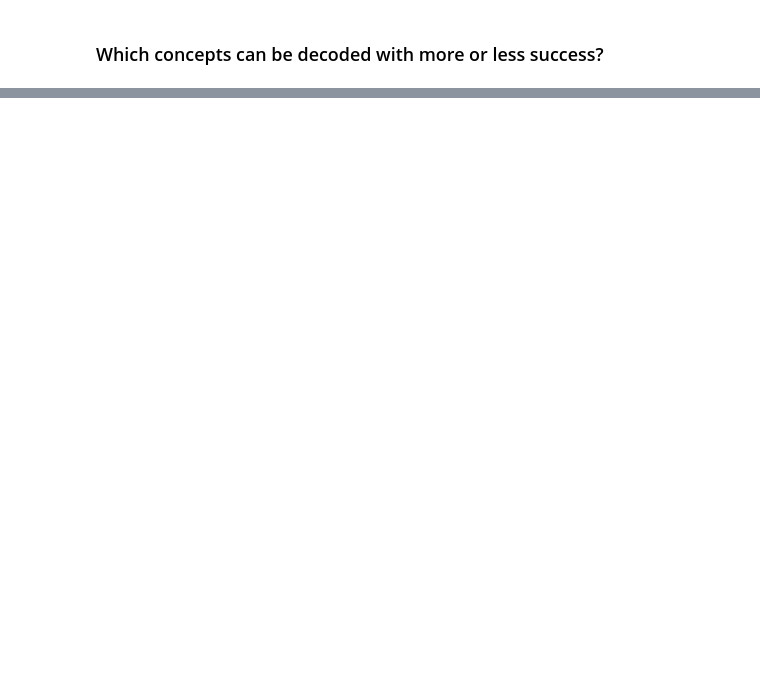
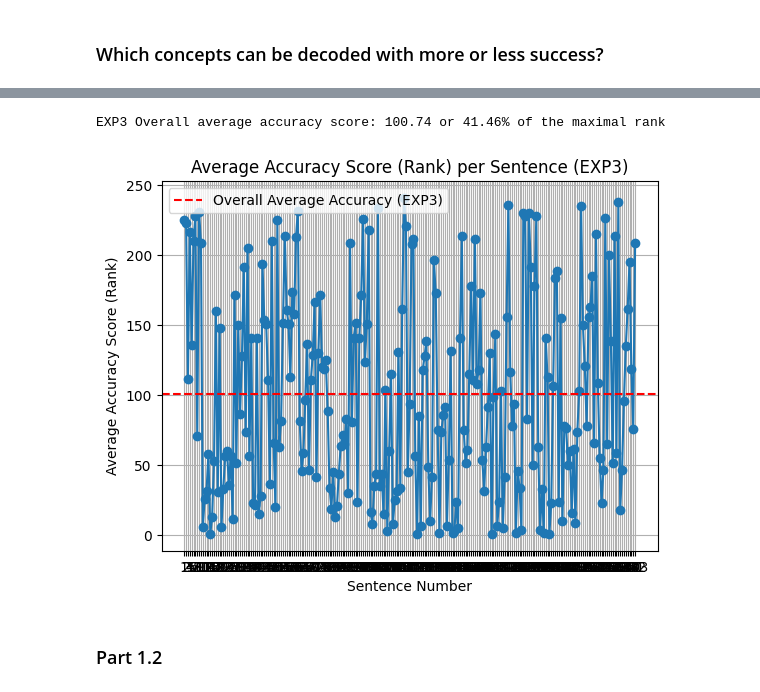
Before and after one commit to Horef/lcc_final, a Jupyter notebook: structured.ipynb, the cells around one changed output, grey strips where cells are left out. Drawn from its saved outputs; the diff is of its cells as text; code cells hidden in the pictures; blank space fills up the shorter version.

Commit message:
kinof finished structured part

```diff
--- a/structured.ipynb
+++ b/structured.ipynb
@@ -320,0 +534,29 @@ Concept: applause, Concept Rank: 174.00
+# %%
+def sentence_accuracy(train_data, train_vectors, sentence_data, sentence_vectors):
+    sentence_accuracies = {}
+
+    # Train the decoder
+    decoder = learn_decoder(train_data, train_vectors)
+
+    # Get predictions
+    predictions = sentence_data @ decoder
+
+    # Compute accuracy scores
+    accuracy_scores = []
+    # for each prediction, sorting all vectors by cosine similarity to the prediction
+    for i in range(predictions.shape[0]):
+        pred = predictions[i]
+        target = sentence_vectors[i]
+        # Compute cosine similarity with all vectors
+        similarities = np.dot(sentence_vectors, pred) / (np.linalg.norm(sentence_vectors, axis=1) * np.linalg.norm(pred))
+        # Sort by similarity
+        sorted_indices = np.argsort(similarities)[::-1]
+        # Get the index of the target vector
+        target_index = np.where(np.all(sentence_vectors[sorted_indices] == target, axis=1))[0][0] + 1
+        accuracy_scores.append(target_index)
+        # Store the accuracy score for the sentence
+        sentence_accuracies[i] = target_index
+    # Compute the average accuracy score
+    avg_accuracy = np.mean(accuracy_scores)
+
+    return sentence_accuracies, avg_accuracy
@@ -320,0 +580,19 @@ Concept: applause, Concept Rank: 174.00
+# %%
+exp3_sentence_accuracies, exp3_avg_accuracy = sentence_accuracy(
+    data_reduced, custom_glove_vectors, exp3_fmri_reduced, exp3_vecs)
+# %%
+print(f"EXP3 Overall average accuracy score: {exp3_avg_accuracy:.2f} or {exp3_avg_accuracy / len(exp3_sent):.2%} of the maximal rank")
+plt.plot(range(1, len(exp3_sentence_accuracies) + 1), list(exp3_sentence_accuracies.values()), marker='o')
+plt.axhline(y=exp3_avg_accuracy, color='r', linestyle='--', label='Overall Average Accuracy (EXP3)')
+plt.title('Average Accuracy Score (Rank) per Sentence (EXP3)')
+plt.xlabel('Sentence Number')
+plt.ylabel('Average Accuracy Score (Rank)')
+plt.xticks(range(1, len(exp3_sentence_accuracies) + 1))
+plt.grid()
+plt.legend()
+plt.show()
+# %% [output]
+EXP3 Overall average accuracy score: 100.74 or 41.46% of the maximal rank
+[figure, added]
+# %% [markdown]
+### Part 1.2
```
Also changed, not shown: parts of 56 cells of this notebook, 1 other file.
